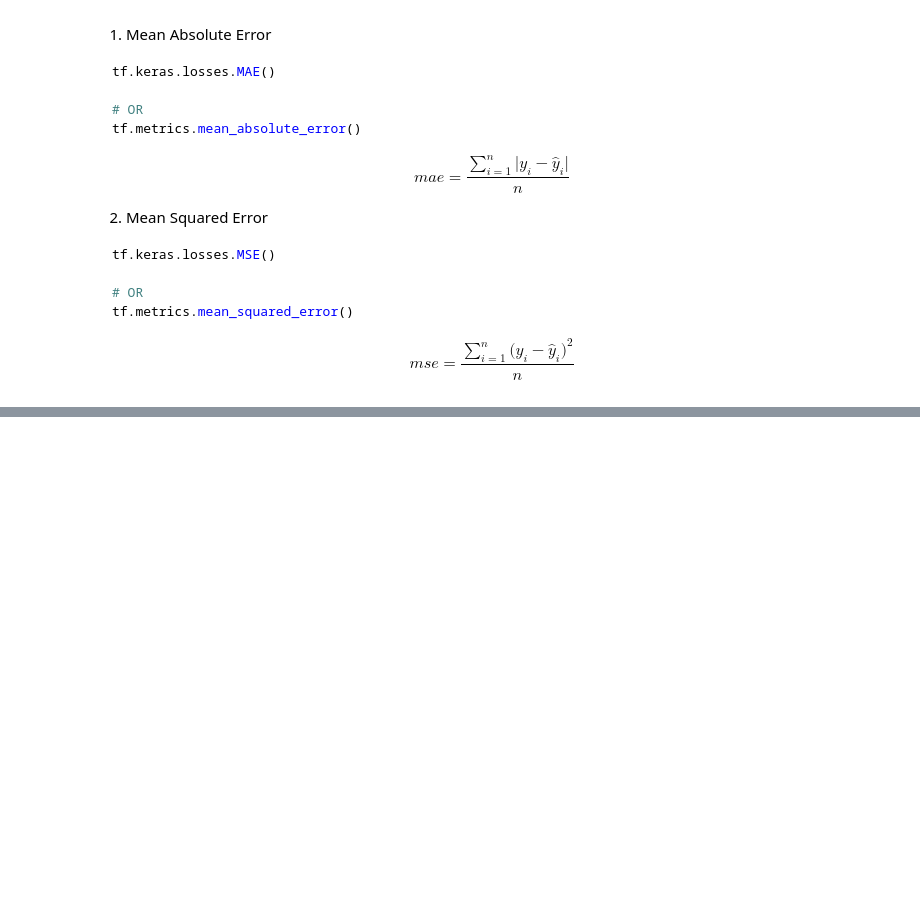
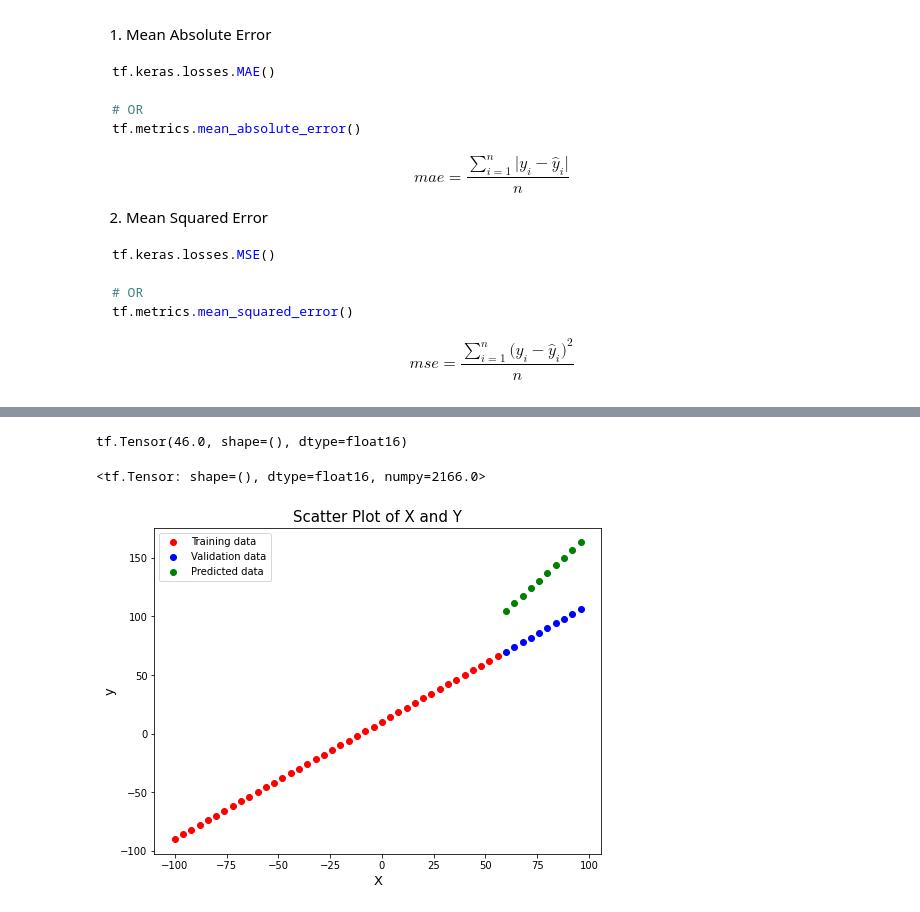
Before and after one commit to chineidu/NLP-Tutorial, a Jupyter notebook: notebook/03_tensorflow/02_regression_with_tf.ipynb, the cells around one changed output, grey strips where cells are left out. Cells and saved outputs as stored; diff of their text form; code cells hidden in the pictures; blank space fills up the shorter version.

```diff
--- a/notebook/03_tensorflow/02_regression_with_tf.ipynb
+++ b/notebook/03_tensorflow/02_regression_with_tf.ipynb
@@ -513,0 +522,16 @@ tf.keras.losses.MSE(y_true=y_val, y_pred=tf.squeeze(y_pred))
+# %%
+tf.random.set_seed(SEED)
+
+# Build model
+model_3 = tf.keras.Sequential([
+    tf.keras.layers.Dense(units=10, input_shape=[1], activation=None),
+    tf.keras.layers.Dense(units=1, activation=None)
+])
+
+# Compile
+model_3.compile(loss=tf.keras.losses.mae,
+                optimizer=tf.keras.optimizers.SGD(),
+                metrics=["mse"])
+
+# Fit the model
+model_3.fit(X_train, y_train, epochs=500)
@@ -513,0 +563,3 @@ tf.keras.losses.MSE(y_true=y_val, y_pred=tf.squeeze(y_pred))
+# %%
+# Make predictions
+y_pred_3 = model_3.predict(X_val)
@@ -513,0 +569,14 @@ tf.keras.losses.MSE(y_true=y_val, y_pred=tf.squeeze(y_pred))
+# %%
+mae_3 = mean_absolute_error(y_true=y_val, y_pred=y_pred_3)
+print(mae_3)
+
+mse_3 = mean_squared_error(y_true=y_val, y_pred=y_pred_3)
+mse_3
+# %% [output]
+tf.Tensor(46.0, shape=(), dtype=float16)
+<tf.Tensor: shape=(), dtype=float16, numpy=2166.0>
+# %%
+# Visualize the predictions
+plot_prediction(y_predictions=y_pred_3)
+# %% [output]
+[figure, added]
```
Also changed, not shown: parts of 25 cells of this notebook.
